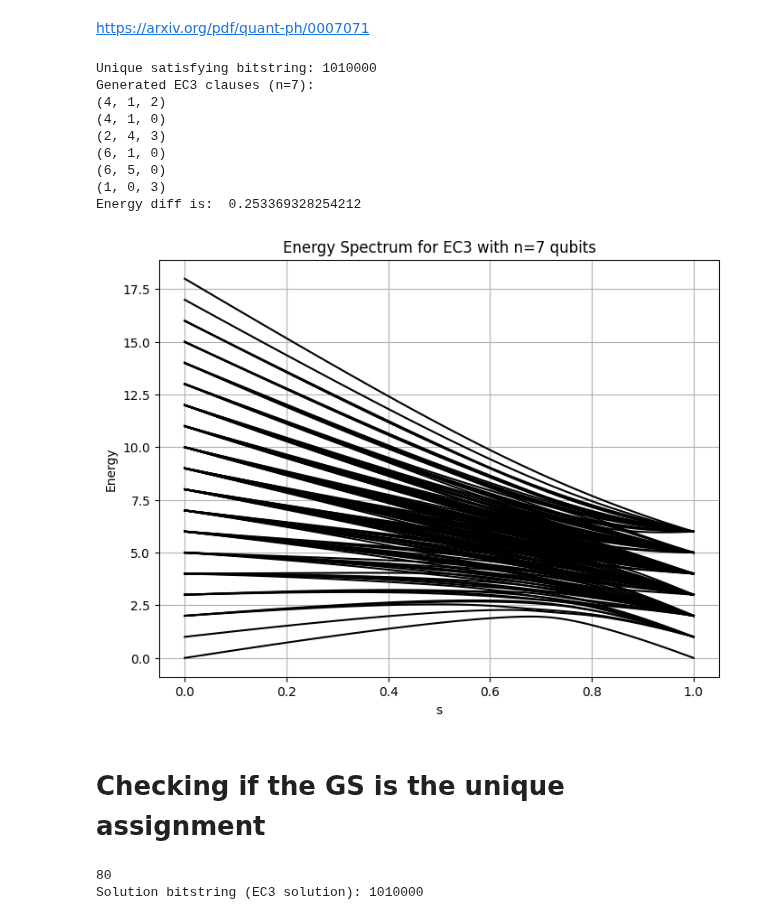
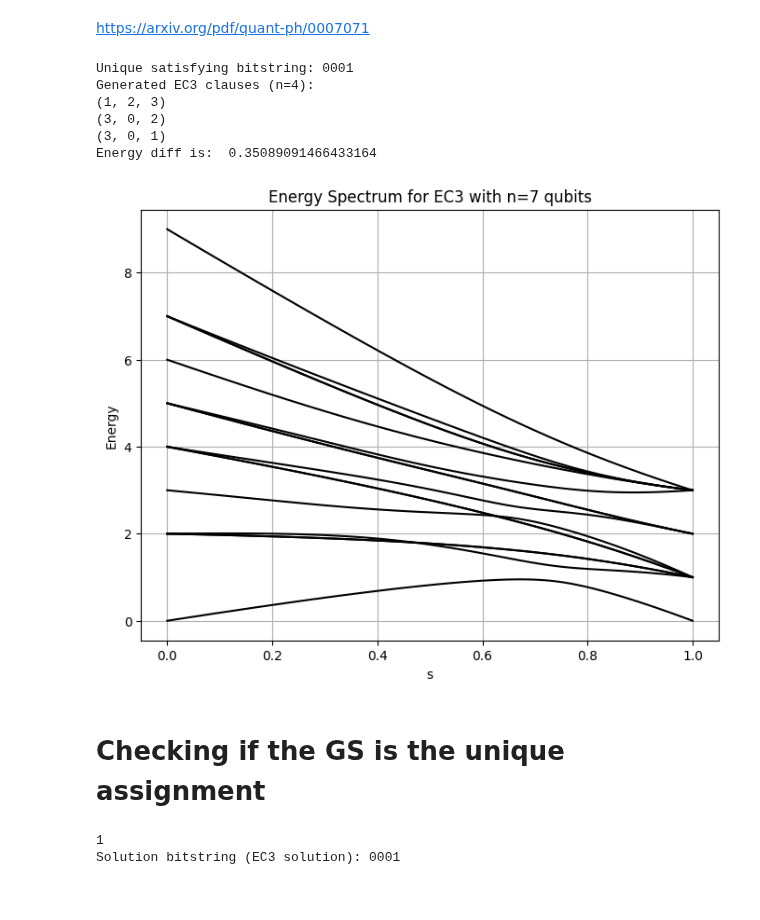
Before and after one commit to chenscheimq/QEC, a Jupyter notebook: EC3/EC3_q.ipynb, the cells around one changed output. Cells and saved outputs as stored; diff of their text form; code cells hidden in the pictures.

Commit message:
Updating - 4qubit - after

```diff
--- a/EC3/EC3_q.ipynb
+++ b/EC3/EC3_q.ipynb
@@ -123,7 +93,7 @@ def generate_ec3_instance(n):
             clauses = []  # Reset the clauses and try again
 # %%
 # Number of qubits
-n_qubits = 7
+n_qubits = 4
 
 clauses, satisfying_assignment = generate_ec3_instance(n_qubits)
 
@@ -147,9 +117,9 @@ Z = sigmaz()
 def H_B(clauses):
     H_b = 0
     for (i, j, k) in clauses:
-        H_b += 0.5 * (I_7 - tensor([X if x == i else I for x in range(n_qubits)]))
-        H_b += 0.5 * (I_7 - tensor([X if x == j else I for x in range(n_qubits)]))
-        H_b += 0.5 * (I_7 - tensor([X if x == k else I for x in range(n_qubits)]))
+        H_b += 0.5 * ((I_7 - tensor([X if x == i else I for x in range(n_qubits)])) +
+                  (I_7 - tensor([X if x == j else I for x in range(n_qubits)])) +
+                  (I_7 - tensor([X if x == k else I for x in range(n_qubits)])))
     return H_b
 
 def check_clause_violation(state_binary, clause):
@@ -189,45 +159,61 @@ Hp = H_P(clauses)
 Hb = Qobj(Hb.data, dims=Hp.dims)
 
 energy_diff = None
 # Calculate the energy spectrum
 energy_spectrum = []
 for s in s_values:
     H = H_t(s, Hp, Hb)
     energies = H.eigenenergies()
     energy_spectrum.append(energies)
 
     eg_inst = energies[1] - energies[0]
     if not energy_diff:
         energy_diff = eg_inst
     if energy_diff > eg_inst:
         energy_diff = eg_inst
 
 print("Energy diff is: ", energy_diff)
 
 energy_spectrum = np.array(energy_spectrum)
 # Plot the energy spectrum
 plt.figure(figsize=(8, 6))
 for i in range(2**n_qubits):
     plt.plot(s_values, energy_spectrum[:, i], color='black')
 
 plt.xlabel('s')
 plt.ylabel('Energy')
 plt.title('Energy Spectrum for EC3 with n=7 qubits')
 plt.grid(True)
 plt.show()
 # %% [output]
-Unique satisfying bitstring: 1010000
-Generated EC3 clauses (n=7):
-(4, 1, 2)
-(4, 1, 0)
-(2, 4, 3)
-(6, 1, 0)
-(6, 5, 0)
-(1, 0, 3)
-Energy diff is:  0.253369328254212
+Unique satisfying bitstring: 0001
+Generated EC3 clauses (n=4):
+(1, 2, 3)
+(3, 0, 2)
+(3, 0, 1)
+Energy diff is:  0.35089091466433164
-[figure, old version]
+[figure, new version]
 # %% [markdown]
 # Checking if the GS is the unique assignment
+# %%
+# Ground state of Hb at the beginning of the protocol
+eigenvalues_initial, eigenstates_initial = Hb.eigenstates()
+initial_gs = eigenstates_initial[0]
+# Ground state of Hp at the ending of the protocol
+eigenvalues_final, eigenstates_final = Hp.eigenstates()
+final_gs = eigenstates_final[0]
+
+
+omega_ba = eigenvalues_final[0] - eigenvalues_initial[0]
+
+solution_bitstring_index = np.argmax(np.abs(final_gs.full()))
+print(solution_bitstring_index)
+solution_bitstring = f"{solution_bitstring_index:0{n_qubits}b}"
+
+print(f"Solution bitstring (EC3 solution): {solution_bitstring}")
+# %% [output]
+1
+Solution bitstring (EC3 solution): 0001
 # %%
 def bose_einstein_distribution(energy_diff, temperature):
     if temperature == 0:
@@ -249,25 +271,6 @@ def rho_P(T):
     Z = np.sum([np.exp(-ev / T) for ev in eigenvalues])
     # Thermal density matrix
     return sum([np.exp(-eigenvalues[i] / T) * eigenstates[i] * eigenstates[i].dag() for i in range(len(eigenstates))]) / Z
-# %%
-# Ground state of Hb at the beginning of the protocol |a>
-initial_gs = Hb.groundstate()[1]
-# Ground state of Hp at the ending of the protocol |b>
-final_gs = Hp.groundstate()[1]
-
-eigenvalues_final, eigenstates_final = Hp.eigenstates()
-eigenvalues_initial, eigenstates_initial = Hb.eigenstates()
-
-omega_ba = eigenvalues_final[0] - eigenvalues_initial[0]
-
-solution_bitstring_index = np.argmax(np.abs(final_gs.full()))
-print(solution_bitstring_index)
-solution_bitstring = f"{solution_bitstring_index:0{n_qubits}b}"
-
-print(f"Solution bitstring (EC3 solution): {solution_bitstring}")
-# %% [output]
-80
-Solution bitstring (EC3 solution): 1010000
 # %%
 times = np.linspace(0, 20, 11)
 s_values = times / max(times)
```
Also changed, not shown: parts of 3 cells of this notebook, 1 other file.
